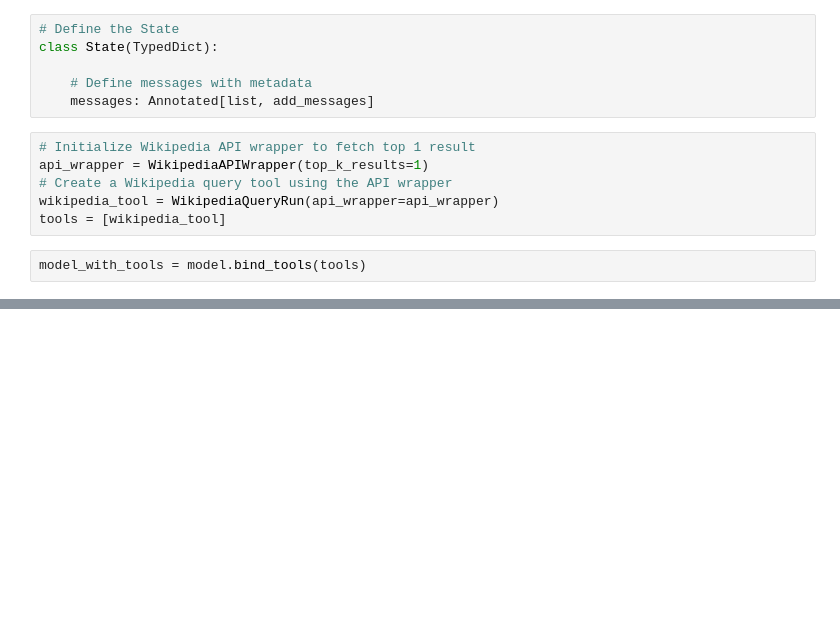
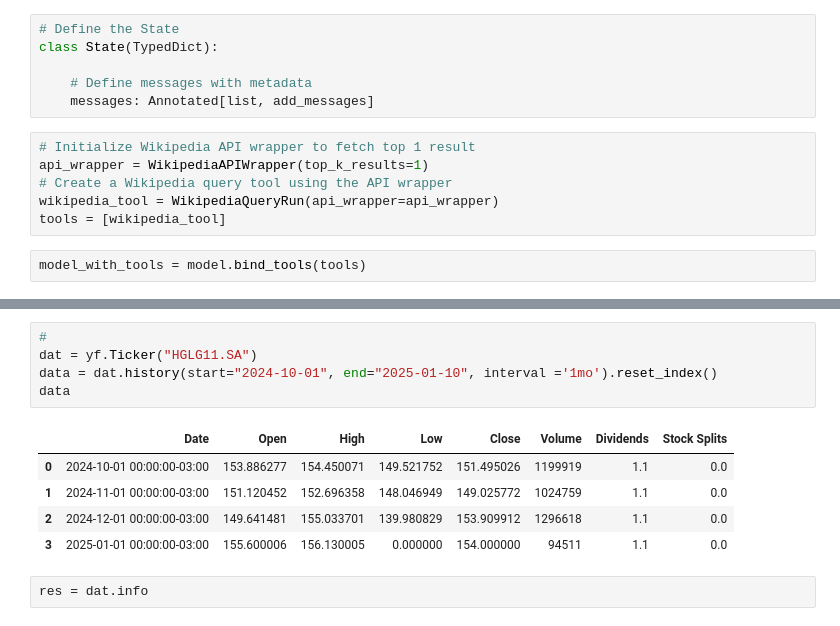
Before and after one commit to AlbertoRodrigues/Generative-IA, a Jupyter notebook: agentic-systems-with-langchain-and-langgraph/case.ipynb, the cells around one changed output, grey strips where cells are left out. Drawn from its saved outputs; the diff is of its cells as text; blank space fills up the shorter version.

```diff
--- a/agentic-systems-with-langchain-and-langgraph/case.ipynb
+++ b/agentic-systems-with-langchain-and-langgraph/case.ipynb
@@ -129,0 +90,13 @@ Esses avanços destacam o potencial transformador da IA generativa em diversas
+# %%
+#
+dat = yf.Ticker("HGLG11.SA")
+data = dat.history(start="2024-10-01", end="2025-01-10", interval ='1mo').reset_index()
+data
+# %% [output]
+|  | Date | Open | High | Low | Close | Volume | Dividends | Stock Splits |
+| 0 | 2024-10-01 00:00:00-03:00 | 153.886277 | 154.450071 | 149.521752 | 151.495026 | 1199919 | 1.1 | 0.0 |
+| 1 | 2024-11-01 00:00:00-03:00 | 151.120452 | 152.696358 | 148.046949 | 149.025772 | 1024759 | 1.1 | 0.0 |
+| 2 | 2024-12-01 00:00:00-03:00 | 149.641481 | 155.033701 | 139.980829 | 153.909912 | 1296618 | 1.1 | 0.0 |
+| 3 | 2025-01-01 00:00:00-03:00 | 155.600006 | 156.130005 | 0.000000 | 154.000000 | 94511 | 1.1 | 0.0 |
+# %%
+res = dat.info
```
Also changed, not shown: parts of 18 cells of this notebook, 3 other files.
